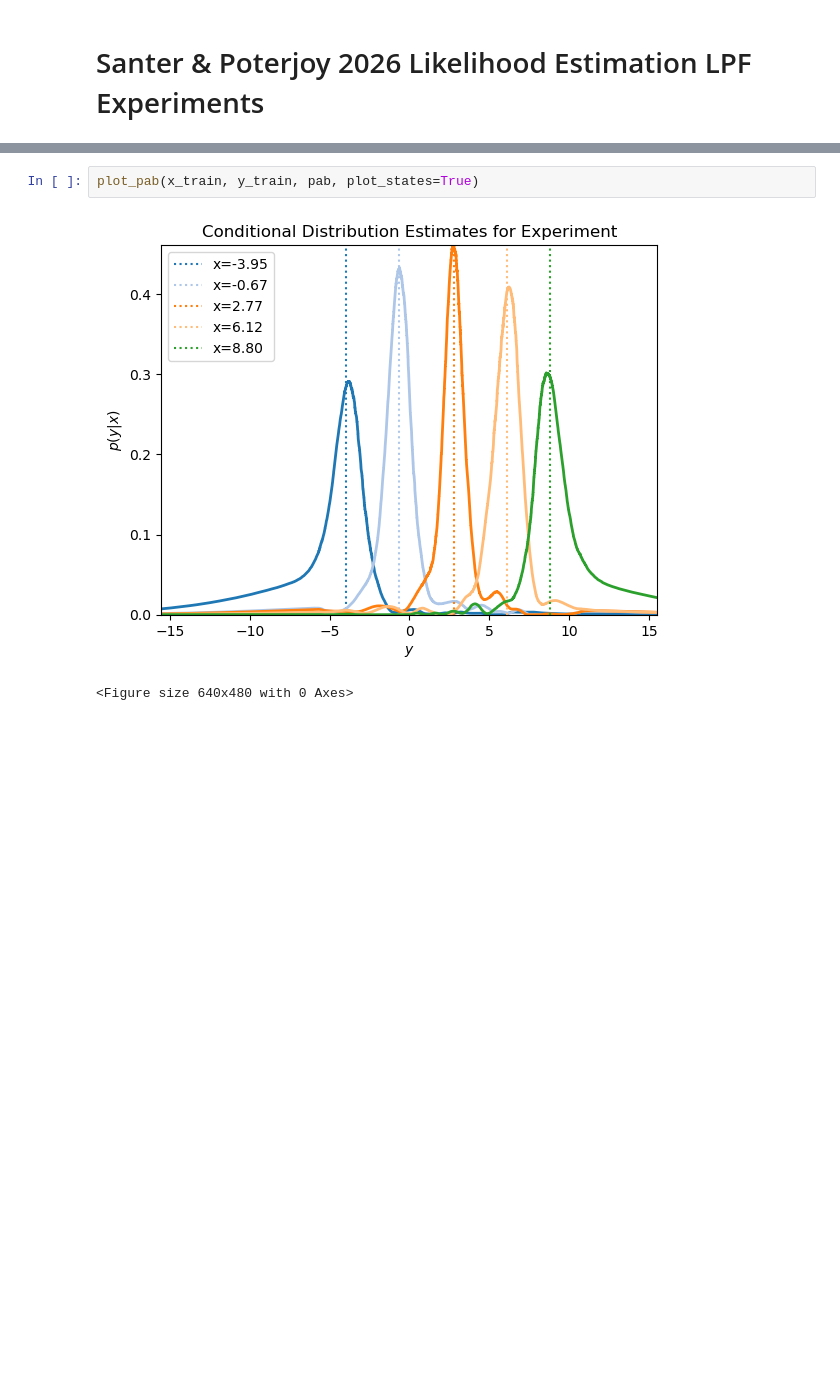
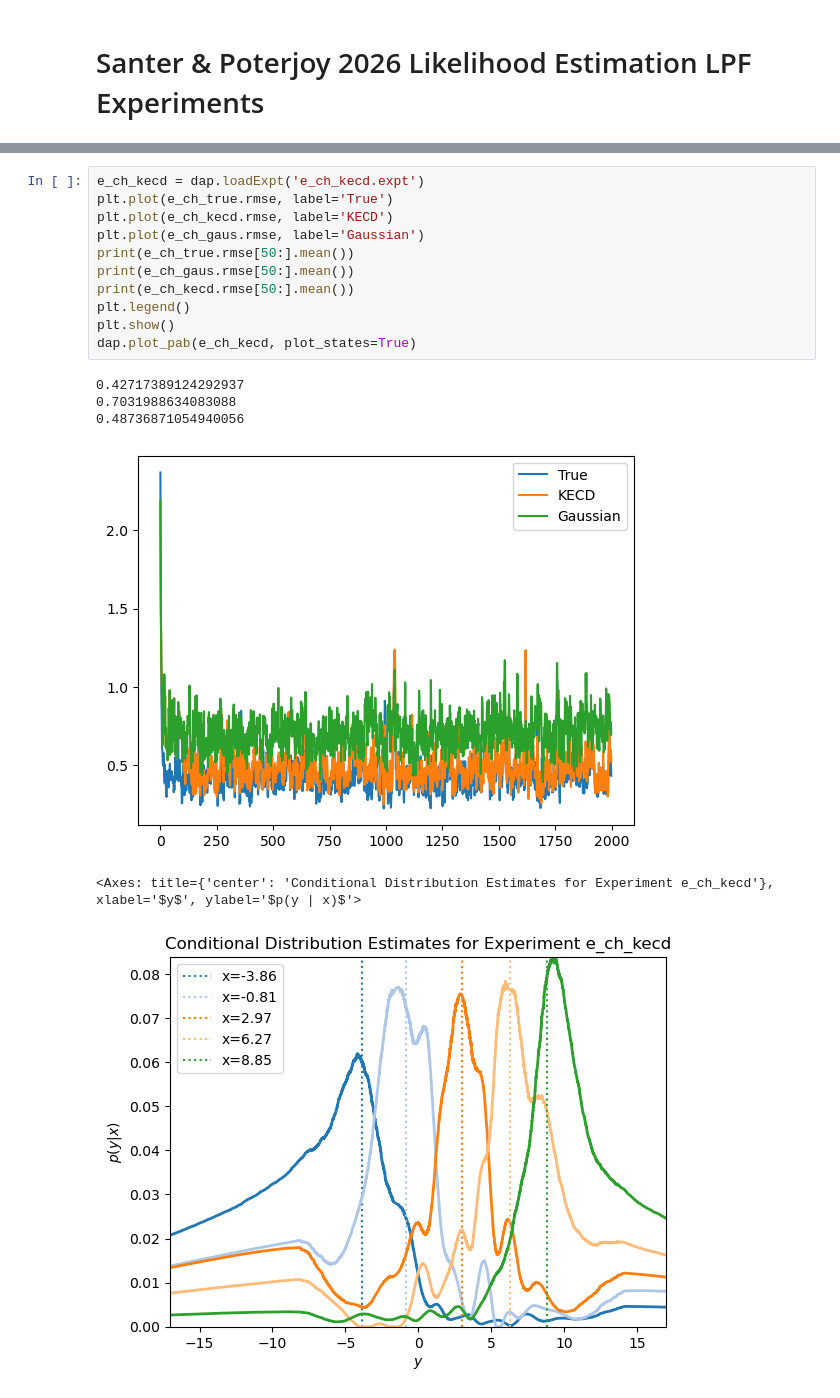
Before and after one commit to hsanter/DAPyr-nle, a Jupyter notebook: src/notebooks/SanterPoterjoy26.ipynb, the cells around one changed output, grey strips where cells are left out. Drawn from its saved outputs; the diff is of its cells as text; blank space fills up the shorter version.

Commit message:
functioning scale sep and sdg experiments + notebooks

```diff
--- a/src/notebooks/SanterPoterjoy26.ipynb
+++ b/src/notebooks/SanterPoterjoy26.ipynb
@@ -216,5 +168,18 @@ def plot_pab(x_train, y_train, pab, ax = None, plot_states=False, pab_sample_sta
 # %%
-plot_pab(x_train, y_train, pab, plot_states=True)
+e_ch_kecd = dap.loadExpt('e_ch_kecd.expt')
+plt.plot(e_ch_true.rmse, label='True')
+plt.plot(e_ch_kecd.rmse, label='KECD')
+plt.plot(e_ch_gaus.rmse, label='Gaussian')
+print(e_ch_true.rmse[50:].mean())
+print(e_ch_gaus.rmse[50:].mean())
+print(e_ch_kecd.rmse[50:].mean())
+plt.legend()
+plt.show()
+dap.plot_pab(e_ch_kecd, plot_states=True)
 # %% [output]
+0.42717389124292937
+0.7031988634083088
+0.48736871054940056
-[figure, old version]
+[figure, new version]
-<Figure size 640x480 with 0 Axes>
+<Axes: title={'center': 'Conditional Distribution Estimates for Experiment e_ch_kecd'}, xlabel='$y$', ylabel='$p(y | x)$'>
+[figure, added]
```
Also changed, not shown: parts of 16 cells of this notebook, 4 other files.
